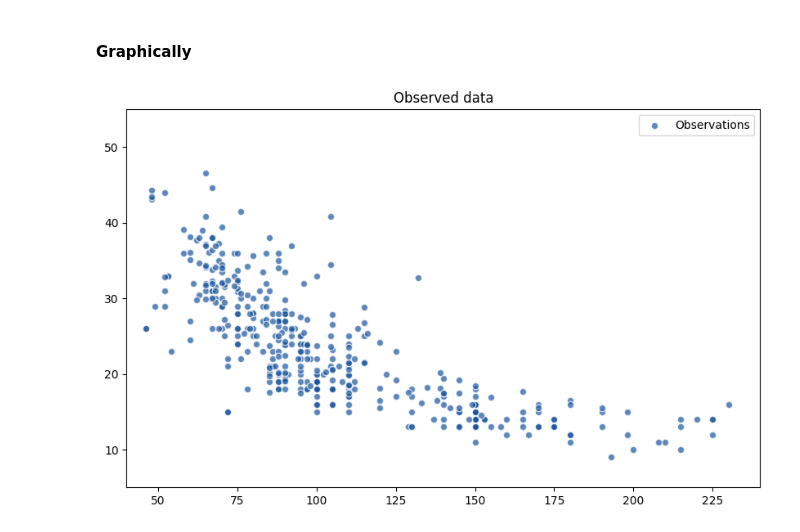
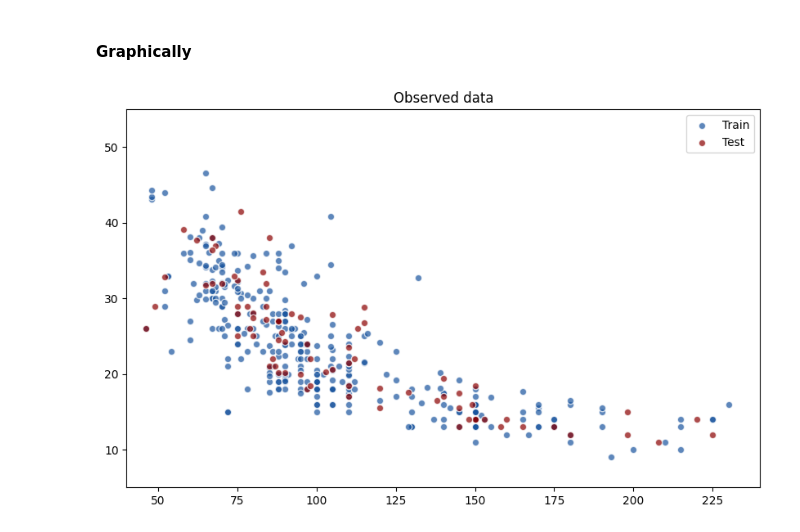
Before and after one commit to vincenzorrei/EDU-LinearRegression, a Jupyter notebook: auto.ipynb, the cells around one changed output. Saved outputs shown, nothing was run; the diff lists cells and outputs as text; code cells hidden in the pictures.

```diff
--- a/auto.ipynb
+++ b/auto.ipynb
@@ -59,7 +59,7 @@ auto.head(3)
 - This ensures that we evaluate the model on unseen data.
 # %%
 # Split the data into training and test sets
-train, test = train_test_split(auto, test_size=0.8, random_state=1)
+train, test = train_test_split(auto, test_size=0.2, random_state=1)
 # %% [markdown]
 ## Training And Testing
 # %% [markdown]
@@ -253,11 +253,13 @@ colore_black = "#0070c0"
 color_gold = "#FFD700"
 # %%
 plt.figure(figsize=(10,6))
-plt.scatter(auto.horsepower, auto.mpg, facecolors=color_blue, edgecolors='white', alpha=.7, label='Observations')
+plt.scatter(train.horsepower, train.mpg, facecolors=color_blue, edgecolors='white', alpha=.7, label='Train')
+plt.scatter(test.horsepower, test.mpg, facecolors='darkred', edgecolors='white', alpha=.7, label='Test')
+
 plt.title('Observed data')
 plt.legend()
 plt.ylim(5,55)
 plt.xlim(40,240)
 plt.show()
 # %% [output]
-[figure, old version]
+[figure, new version]
```
Also changed, not shown: parts of 7 cells of this notebook.
